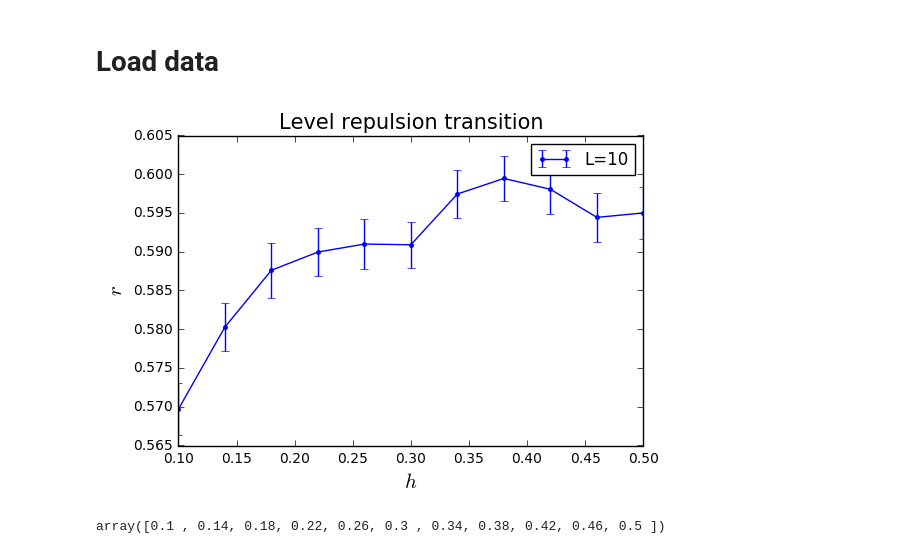
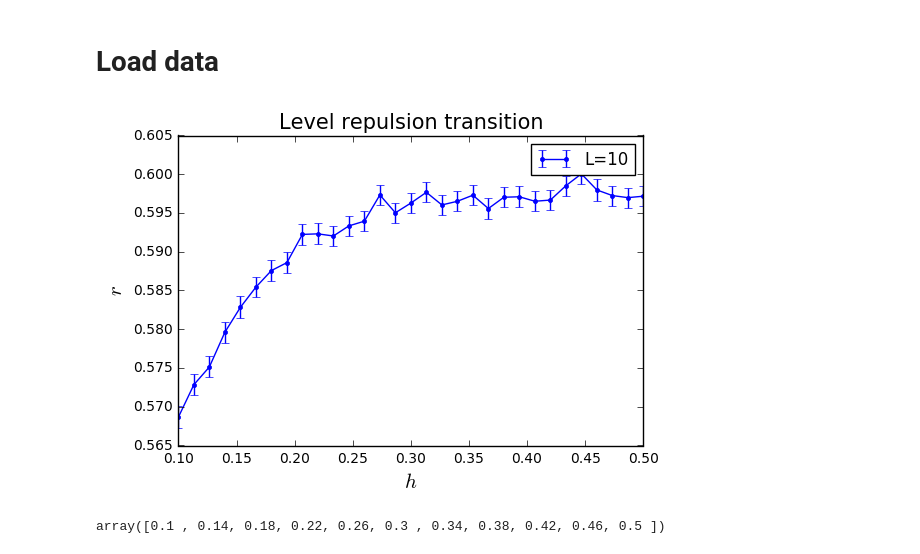
Before and after one commit to cnstahl/Asymmetric, a Jupyter notebook: python/Hamiltonian/Level Statistics Random Field.ipynb, the cells around one changed output. Drawn from its saved outputs; the diff is of its cells as text; code cells hidden in the pictures.

```diff
--- a/python/Hamiltonian/Level Statistics Random Field.ipynb
+++ b/python/Hamiltonian/Level Statistics Random Field.ipynb
@@ -63,35 +63,35 @@ plt.show()
 # Load data
 # %%
 Ls = [10]
-levels = 11
+levels = 31
 mn = .1
 mx = .5
 log = False
 add = "log" if log else ""
 hs = (np.logspace(mn, mx, levels) if log else np.linspace(mn, mx, levels))
 data = np.load("data/phasetrans_min"+str(mn)+"mx"+str(mx)+add+".npy")
 ax = plt.subplot(111)
 for i, L in enumerate(Ls):
 #     if (i==0): continue
     if log: ax.set_xscale("log", nonposx='clip')
     ax.errorbar(
         hs,
         data[i,0],
         yerr = data[i,1],
         marker = '.',
         drawstyle = 'steps-mid-',
         label ='L='+str(L)
     )
     plt.xlabel('$h$', fontsize=15)
     plt.ylabel('$r$', fontsize=15)
 #     plt.ylim(.4,.6)
 plt.legend()
 plt.xlim(mn,mx)
 plt.title("Level repulsion transition", fontsize=15)
 # plt.savefig("figures/levelrepultransf.pdf")
 plt.show()
 # %% [output]
-[figure, old version]
+[figure, new version]
 # %%
 hs
 # %% [output]
```
Also changed, not shown: parts of 6 cells of this notebook, 3 other files.
